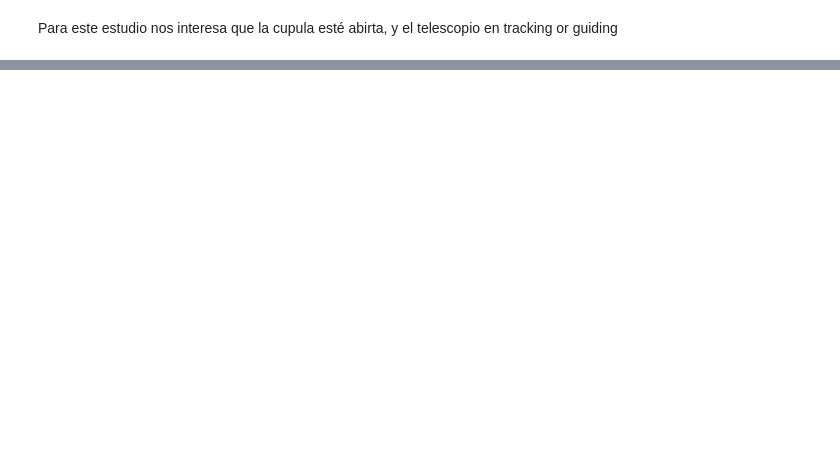
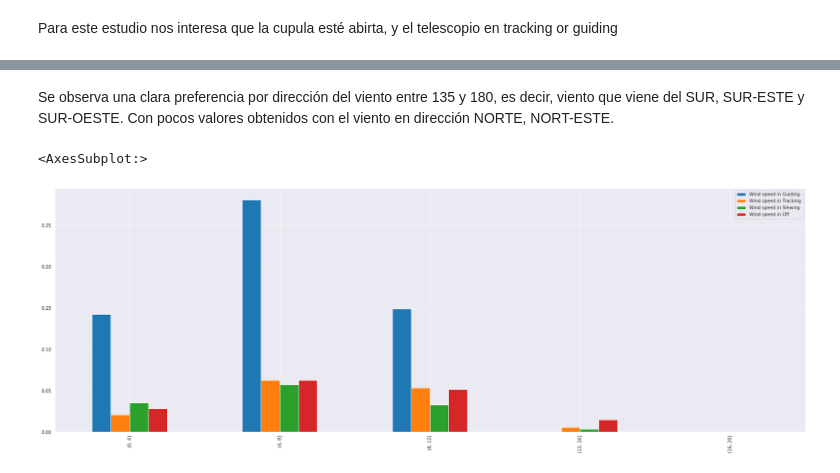
Before and after one commit to mahulo2009/DataScientistND_DataScienceBlogPost, a Jupyter notebook: Following_Error_March_2021.ipynb, the cells around one changed output, grey strips where cells are left out. Cells and saved outputs as stored; diff of their text form; code cells hidden in the pictures; blank space fills up the shorter version.

```diff
--- a/Following_Error_March_2021.ipynb
+++ b/Following_Error_March_2021.ipynb
@@ -164,0 +147,14 @@ plt.show()
+# %% [markdown]
+Se observa una clara preferencia por dirección del viento entre 135 y 180, es decir, viento que viene del SUR, SUR-ESTE y SUR-OESTE. Con pocos valores obtenidos con el viento en dirección NORTE, NORT-ESTE.
+# %%
+df_wind_speed = pd.DataFrame()
+
+df_wind_speed['Wind speed in Guiding'] = ( pd.cut(x=df_guiding['EMCS.WeatherStation.meanWindSpeed'], bins=np.arange(0,20+4,4)).value_counts(sort=False) /df.shape[0] )
+df_wind_speed['Wind speed in Tracking'] = ( pd.cut(x=df_track['EMCS.WeatherStation.meanWindSpeed'], bins=np.arange(0,20+4,4)).value_counts(sort=False) /df.shape[0] )
+df_wind_speed['Wind speed in Slewing'] = ( pd.cut(x=df_slewing['EMCS.WeatherStation.meanWindSpeed'], bins=np.arange(0,20+4,4)).value_counts(sort=False) /df.shape[0] )
+df_wind_speed['Wind speed in Off'] = ( pd.cut(x=df_off['EMCS.WeatherStation.meanWindSpeed'], bins=np.arange(0,20+4,4)).value_counts(sort=False) /df.shape[0] )
+
+df_wind_speed.plot.bar()
+# %% [output]
+<AxesSubplot:>
+[figure, added]
```
Also changed, not shown: parts of 46 cells of this notebook.
